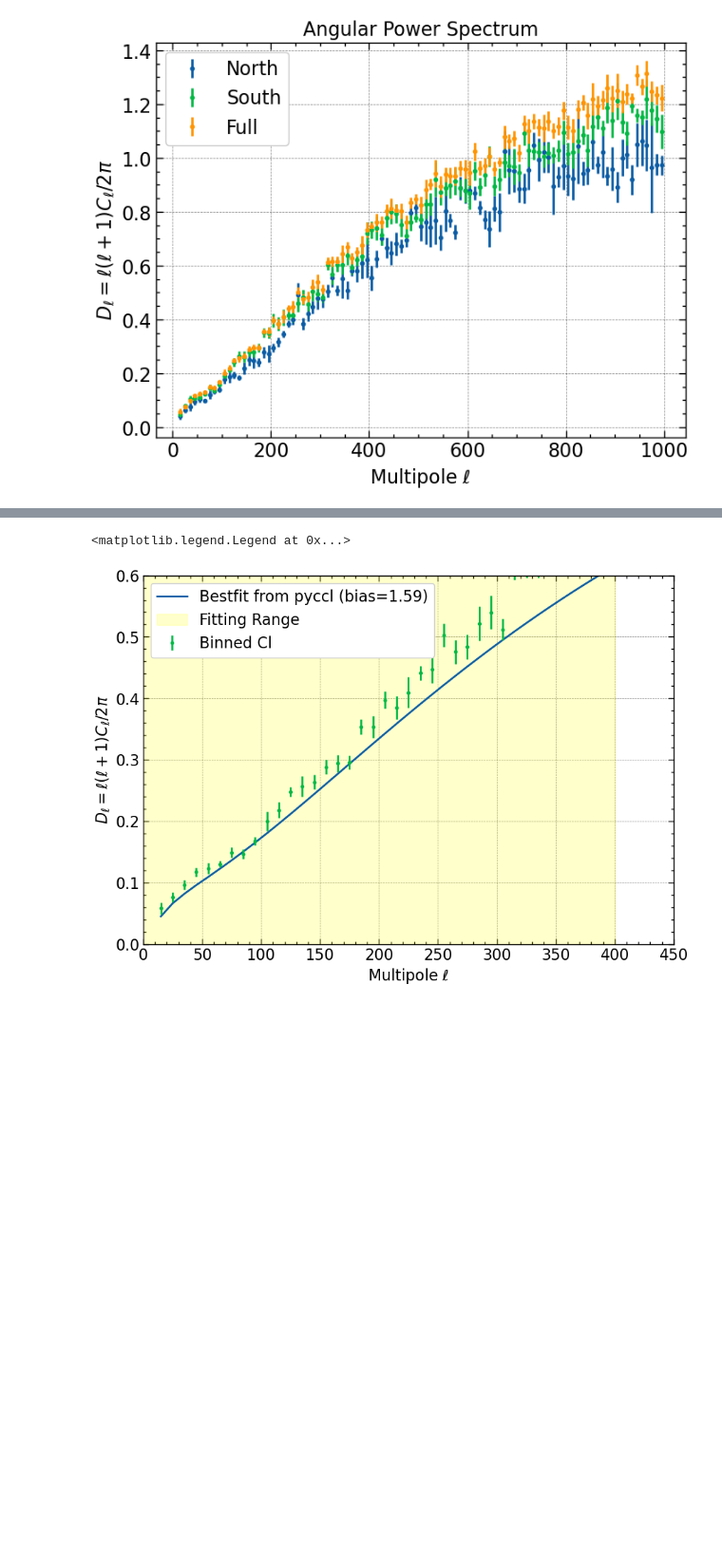
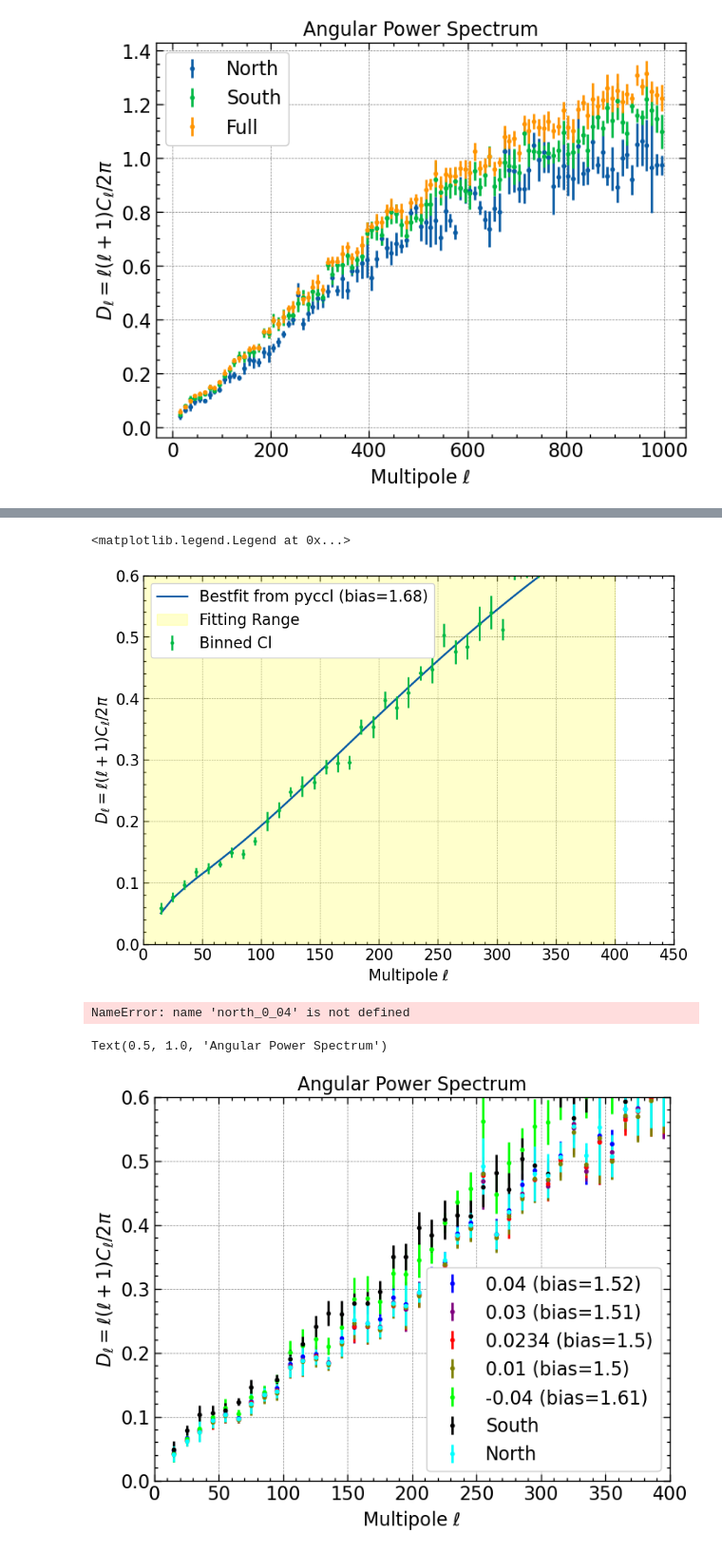
Before and after one commit to Shin107/DESILegacy-PECVEL, a Jupyter notebook: notebooks/CL_clean.ipynb, the cells around one changed output, grey strips where cells are left out. Shown at 95% size. Drawn from its saved outputs; the diff is of its cells as text; code cells hidden in the pictures; blank space fills up the shorter version.

```diff
--- a/notebooks/CL_clean.ipynb
+++ b/notebooks/CL_clean.ipynb
@@ -222,7 +272,7 @@ plt.figure(figsize=(10,7))
 popt,pcov=cf(dll,bin_centers[bin_centers<400],Cl[bin_centers<400],sigma=dCl[bin_centers<400],p0=[2])
 
 
-plt.plot(bin_centers,dll(*popt,bin_centers),label='Bestfit from pyccl (bias={:.2f})'.format(np.sqrt(popt[0])))
+plt.plot(bin_centers,dll(bin_centers,popt),label='Bestfit from pyccl (bias={:.2f})'.format(np.sqrt(popt[0])))
 plt.errorbar(bin_centers,Cl,yerr=dCl,fmt='.',label='Binned Cl')
 plt.xlim(0,450)
 plt.ylim(0,0.6)
@@ -232,4 +282,55 @@ plt.ylabel(r'$D_\ell = \ell(\ell+1)C_\ell/2\pi$')
 plt.legend()
 # %% [output]
 <matplotlib.legend.Legend at 0x...>
-[figure, old version]
+[figure, new version]
+# %%
+north_0_04
+# %% [output]
+NameError: name 'north_0_04' is not defined
+# %%
+north_0_04 = Table(fitsio.FITS('/user/animesh.sah/FP_CUTS/north_cuts_v9_zeropoint_shifted_0.04.fits')[1].read())
+ra_north,dec_north = north_0_04['RA'], north_0_04['DEC']
+data_0_04 = points_to_map(ra_north, dec_north, nside, None)
+north_0_01 = Table(fitsio.FITS('/user/animesh.sah/FP_CUTS/north_cuts_v9_zeropoint_shifted_0.01.fits')[1].read())
+ra_north,dec_north = north_0_01['RA'], north_0_01['DEC']
+data_0_01 = points_to_map(ra_north, dec_north, nside, None)
+north_0_0234 = Table(fitsio.FITS('/user/animesh.sah/FP_CUTS/north_cuts_v9_zeropoint_shifted_0.0234.fits')[1].read())
+ra_north,dec_north = north_0_0234['RA'], north_0_0234['DEC']
+data_0_0234 = points_to_map(ra_north, dec_north, nside, None)
+north_0_03 = Table(fitsio.FITS('/user/animesh.sah/FP_CUTS/north_cuts_v9_zeropoint_shifted_0.03.fits')[1].read())
+ra_north,dec_north = north_0_03['RA'], north_0_03['DEC']
+data_0_03 = points_to_map(ra_north, dec_north, nside, None)
+north_min_0_04 = Table(fitsio.FITS('/user/animesh.sah/FP_CUTS/north_cuts_v9_zeropoint_shifted_-0.04.fits')[1].read())
+ra_north,dec_north = north_min_0_04['RA'], north_min_0_04['DEC']
+data_min_0_04 = points_to_map(ra_north, dec_north, nside, None)
+# %%
+bin_north, Cl_0_04, dCl_0_04 = bin_cl(*get_cl(data_0_04, mask_north), nell=10)
+bin_north, Cl_0_01, dCl_0_01 = bin_cl(*get_cl(data_0_01, mask_north), nell=10)
+bin_north, Cl_0_0234, dCl_0_0234 = bin_cl(*get_cl(data_0_0234, mask_north), nell=10)
+bin_north, Cl_0_03, dCl_0_03 = bin_cl(*get_cl(data_0_03, mask_north), nell=10)
+bin_north, Cl_min_0_04, dCl_min_0_04 =      bin_cl(*get_cl(data_min_0_04, mask_north), nell=10)
+# %%
+colors = plt.cm.brg(np.linspace(0, 1, 5))
+popt_0_04,pcov_0_04=cf(dll,bin_north[bin_north<300],Cl_0_04[bin_north<300],sigma=dCl_0_04[bin_north<300],p0=[2])
+popt_0_03,pcov_0_03=cf(dll,bin_north[bin_north<300],Cl_0_03[bin_north<300],sigma=dCl_0_03[bin_north<300],p0=[2])
+popt_0_0234,pcov_0_0234=cf(dll,bin_north[bin_north<300],Cl_0_0234[bin_north<300],sigma=dCl_0_0234[bin_north<300],p0=[2])
+popt_0_01,pcov_0_01=cf(dll,bin_north[bin_north<300],Cl_0_01[bin_north<300],sigma=dCl_0_01[bin_north<300],p0=[2])
+popt_min_0_04,pcov_min_0_04=cf(dll,bin_north[bin_north<300],Cl_min_0_04[bin_north<300],sigma=dCl_min_0_04[bin_north<300],p0=[2])
+
+plt.errorbar(bin_north,Cl_0_04,yerr=dCl_0_04,fmt='.',label=f'0.04 (bias={round(np.sqrt(popt_0_04[0]),2)})',color=colors[0])
+plt.errorbar(bin_north,Cl_0_03,yerr=dCl_0_03,fmt='.',label=f'0.03 (bias={round(np.sqrt(popt_0_03[0]),2)})',color=colors[1])
+plt.errorbar(bin_north,Cl_0_0234,yerr=dCl_0_0234,fmt='.',label=f'0.0234 (bias={round(np.sqrt(popt_0_0234[0]),2)})',color=colors[2])
+plt.errorbar(bin_north,Cl_0_01,yerr=dCl_0_01,fmt='.',label=f'0.01 (bias={round(np.sqrt(popt_0_01[0]),2)})',color=colors[3])
+plt.errorbar(bin_north,Cl_min_0_04,yerr=dCl_min_0_04,fmt='.',label=f'-0.04 (bias={round(np.sqrt(popt_min_0_04[0]),2)})',color=colors[4])
+plt.errorbar(bin_south,Cl_south,yerr=dCl_south,fmt='.',label='South',color='k')
+plt.errorbar(bin_north,Cl_north,yerr=dCl_north,fmt='.',label='North',color='cyan')
+plt.xlabel(r'Multipole $\ell$')
+plt.ylabel(r'$D_\ell = \ell(\ell+1)C_\ell/  2\pi$')
+#plt.yscale('log')
+plt.legend()
+plt.xlim(0,400)
+plt.ylim(0,0.6)
+plt.title('Angular Power Spectrum')
+# %% [output]
+Text(0.5, 1.0, 'Angular Power Spectrum')
+[figure, added]
```
Also changed, not shown: parts of 11 cells of this notebook, 1 other file.
